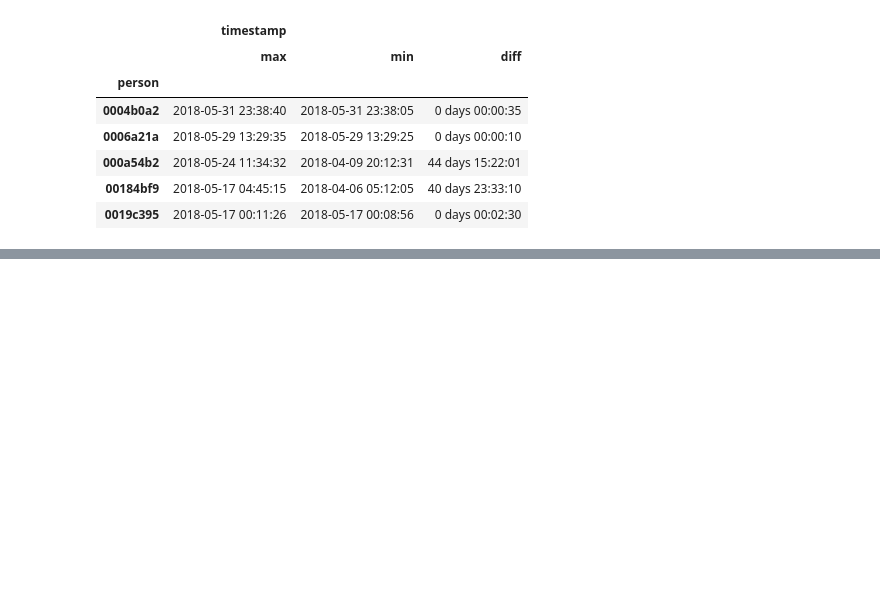
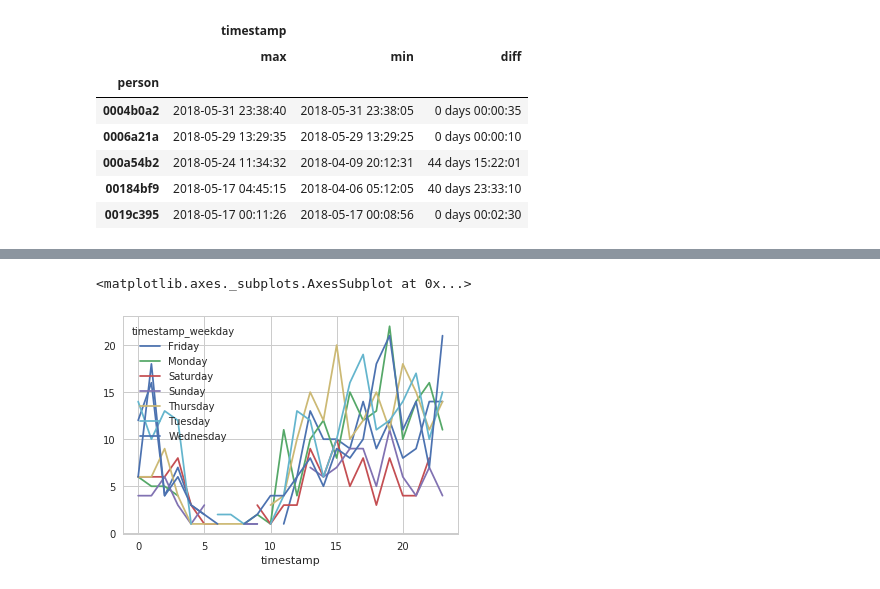
Before and after one commit to jowisaidman/tp1_analisis_exploratorio, a Jupyter notebook: Notebooks/Camila/timestamp_analisis.ipynb, the cells around one changed output, grey strips where cells are left out. Cells and saved outputs as stored; diff of their text form; code cells hidden in the pictures; blank space fills up the shorter version.

```diff
--- a/Notebooks/Camila/timestamp_analisis.ipynb
+++ b/Notebooks/Camila/timestamp_analisis.ipynb
@@ -90,0 +97,7 @@ events.groupby(['person']).agg({'timestamp':['max', 'min', diff]}).head()
+# %%
+# eventos por hora y día de la semana
+conversion_events = events[events['event'] == 'conversion']
+conversion_events.groupby([events['timestamp'].dt.hour, 'timestamp_weekday'])['event'].count().unstack().plot()
+# %% [output]
+<matplotlib.axes._subplots.AxesSubplot at 0x...>
+[figure, added]
```
Also changed, not shown: parts of 1 cell of this notebook.
